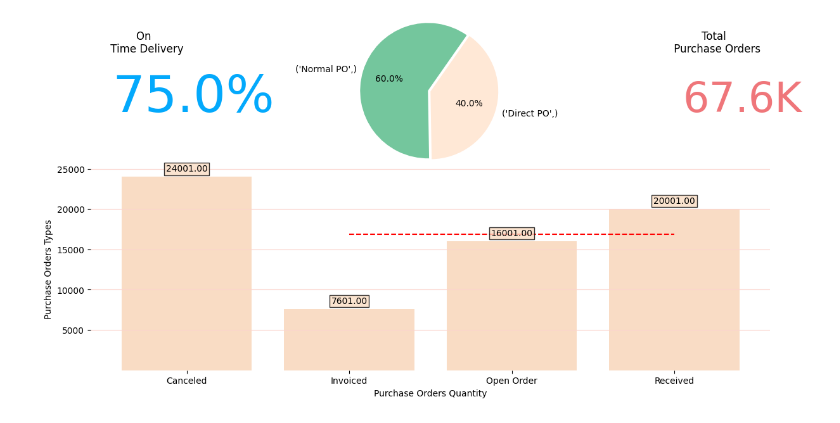
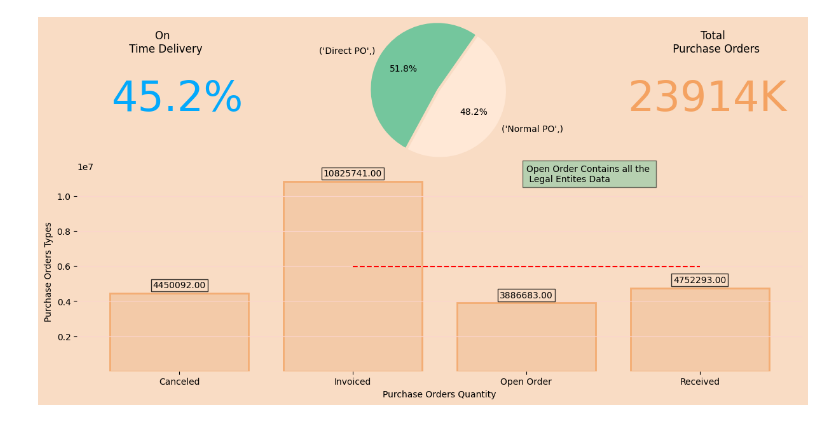
Before and after one commit to fahadashrafi-1/Data-Analysis, a Jupyter notebook: Visualization/Matplotlib/Dashboard.ipynb, the cells around one changed output. Drawn from its saved outputs; the diff is of its cells as text; code cells hidden in the pictures.

```diff
--- a/Visualization/Matplotlib/Dashboard.ipynb
+++ b/Visualization/Matplotlib/Dashboard.ipynb
@@ -2,7 +2,7 @@
 import pandas as pd
 import matplotlib.pyplot as plt
 # %%
-dataset = pd.read_excel('procurmentdata.xlsx')
+dataset = pd.read_excel('procurmentdata1.xlsx')
 df1 = dataset
 
 # Below code we define our dashboard Style within X variable
@@ -18,7 +18,7 @@ fig, asx = plt.subplot_mosaic(x, figsize=(12,6), layout="constrained")
 # ===================================================
 deliverrtime = dataset['DeliverStatus'].value_counts(normalize=True).loc['OnTime']
 
-asx['a'].text(0.2,0.2,str(deliverrtime*100)+'%', fontsize=58, color='#03a9fc')
+asx['a'].text(0.2,0.2,str(deliverrtime*100)+'%', fontsize=47, color='#03a9fc')
 asx['a'].set(title='On \n Time Delivery')
 asx['a'].axis('off')
 
@@ -48,34 +48,40 @@ asx['b'].pie(sizes, explode=explode, labels=labels, autopct='%1.1f%%', startangl
 
 # Grabbing Colors for our condition if achievment is below 90 our value will be Red
 colorB = '#f4a261'
 colorA = '#ef767a'
 
 # You can change the value to check the color
-cutoffvalue = dataset['PoValue'].sum()/1000
+cutoffvalue = dataset['PoValue'].sum()//1000
 
 # Our Conditions to cange the value
 if cutoffvalue <= 90:
     colorDyanamic = colorA
 else:
     colorDyanamic = colorB
 
-asx['d'].text(0.2,0.2,str(cutoffvalue) + 'K', fontsize=47, color=colorDyanamic)
+asx['d'].text(0.0,0.2,str(cutoffvalue) + 'K', fontsize=47, color=colorDyanamic)
 asx['d'].set(title='Total \n Purchase Orders')
 asx['d'].axis('off')
 
 
 # # Code for asx c Which takes the biggest area in our dashboard.
 
 df = df1.groupby(['PoStatus'])['PoValue'].sum()
 
-asx['c'].bar(df.index, df.values, bottom=1, color = ['#F9DCC4', '#F9DCC5'])
+asx['c'].bar(df.index, df.values, bottom=1, color = ['#F3CAA8'], linewidth=2, edgecolor='#F3AD74')
 for x in asx['c'].containers:
     asx['c'].bar_label(x, fmt='%.2f',padding=4, bbox={'facecolor': '#F9DCC4', 'alpha': 0.8, 'pad': 2})
 
 asx['c'].set(ylabel='Purchase Orders Types', xlabel='Purchase Orders Quantity')
 
 asx['c'].hlines(df.mean(), 'Invoiced', 'Received', color='red',  label='Mean', linestyles='dashed')
 asx['c'].spines[['top', 'right', 'left', 'bottom']].set_visible(False)
 asx['c'].grid(True, which='major', axis='y', color='#FCD5CE')
+
+asx['c'].annotate( "Open Order Contains all the \n Legal Entites Data", (df.index[2], df.values[1]), bbox=dict(facecolor='#74c69d', alpha=0.5))
+asx['c'].set_facecolor('#F9DCC4')
+fig.set_facecolor('#F9DCC4')
+
+plt.savefig('images/Dashbaord.PNG')
 # %% [output]
-[figure, old version]
+[figure, new version]
```
Also changed, not shown: 6 other files.
